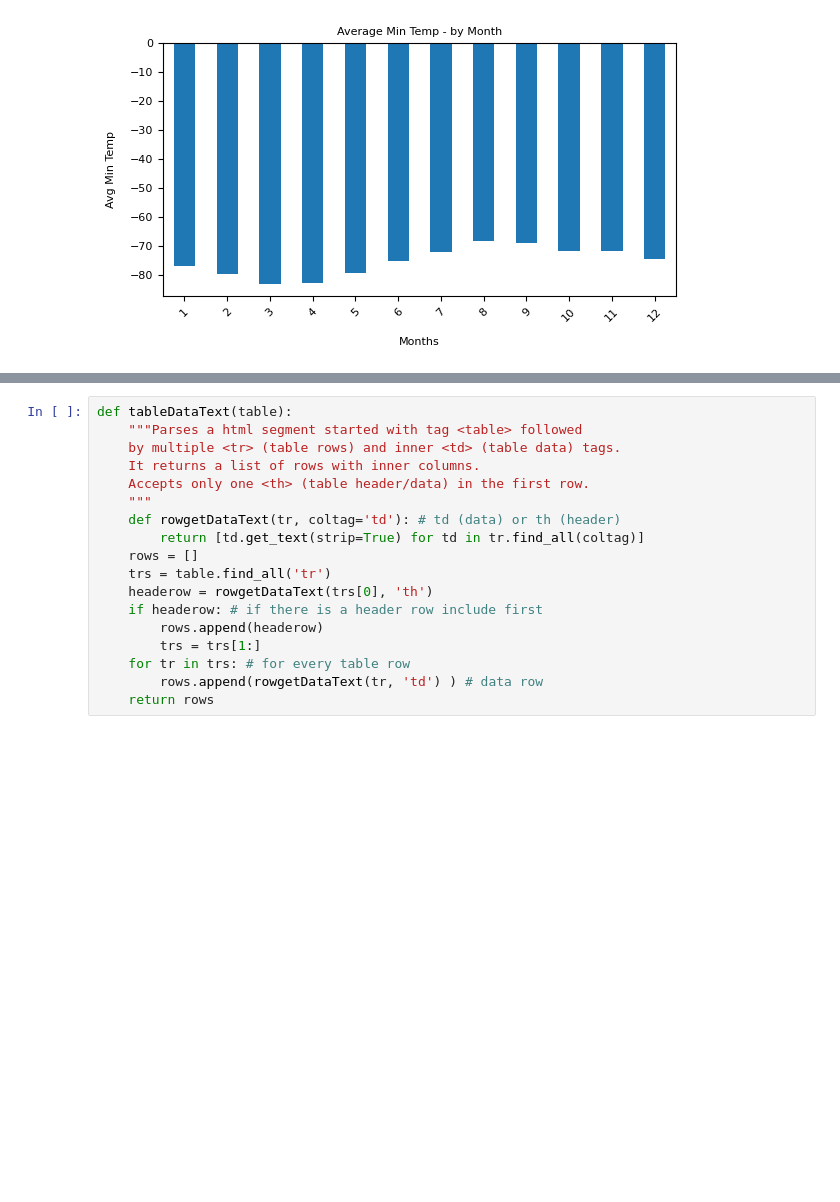
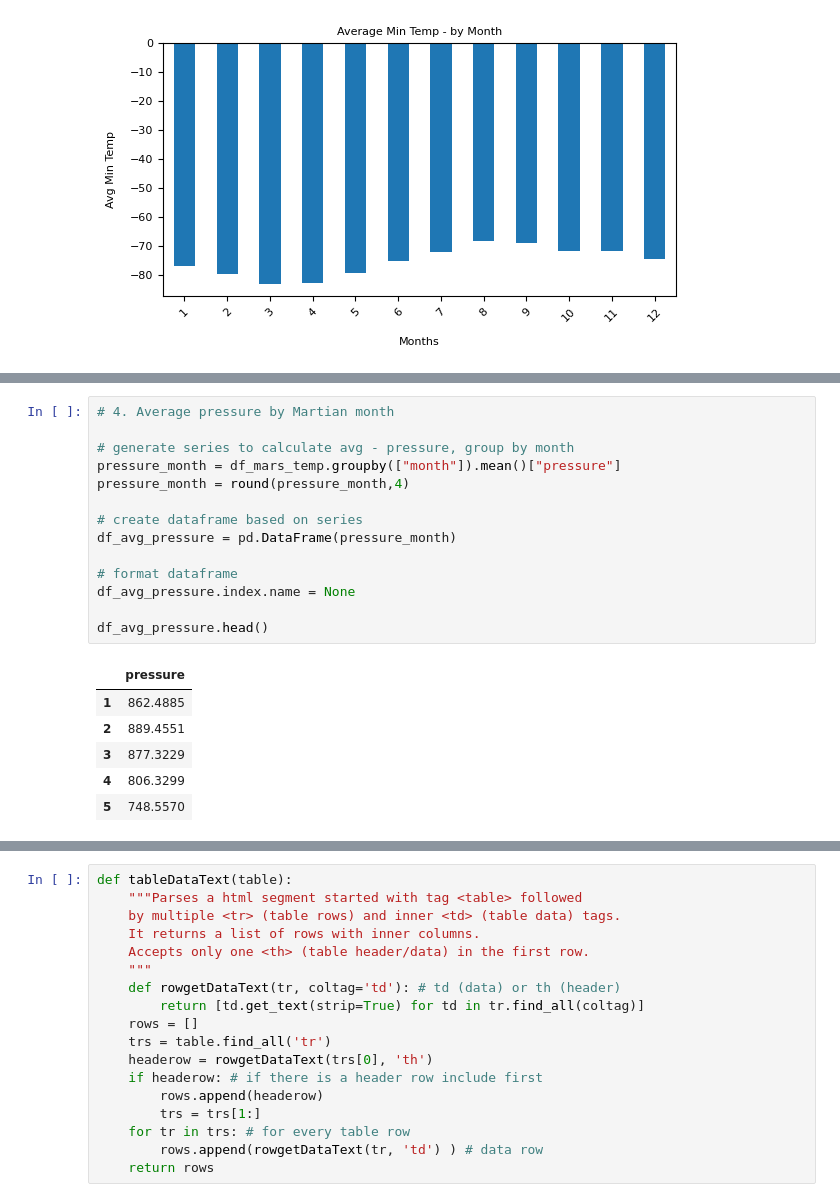
Before and after one commit to ericabgraboyes/mars-challenge, a Jupyter notebook: part_2_mars_weather_final.ipynb, the cells around one changed output, grey strips where cells are left out. Drawn from its saved outputs; the diff is of its cells as text; blank space fills up the shorter version.

```diff
--- a/part_2_mars_weather_final.ipynb
+++ b/part_2_mars_weather_final.ipynb
@@ -225,0 +224,21 @@ plt.show()
+# %%
+# 4. Average pressure by Martian month
+
+# generate series to calculate avg - pressure, group by month
+pressure_month = df_mars_temp.groupby(["month"]).mean()["pressure"]
+pressure_month = round(pressure_month,4)
+
+# create dataframe based on series
+df_avg_pressure = pd.DataFrame(pressure_month)
+
+# format dataframe
+df_avg_pressure.index.name = None
+
+df_avg_pressure.head()
+# %% [output]
+|  | pressure |
+| 1 | 862.4885 |
+| 2 | 889.4551 |
+| 3 | 877.3229 |
+| 4 | 806.3299 |
+| 5 | 748.5570 |
```
Also changed, not shown: parts of 9 cells of this notebook.
